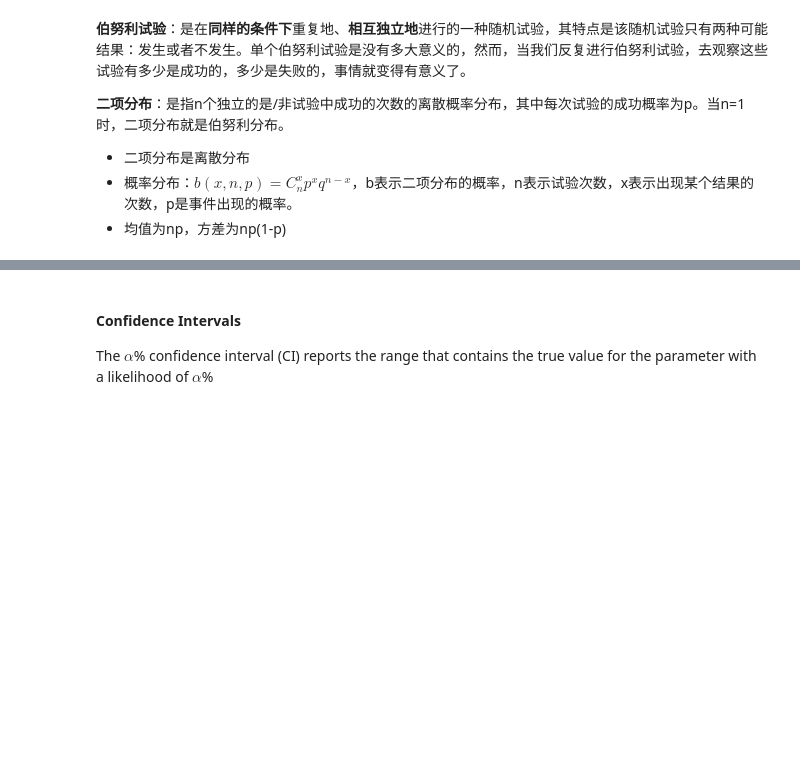
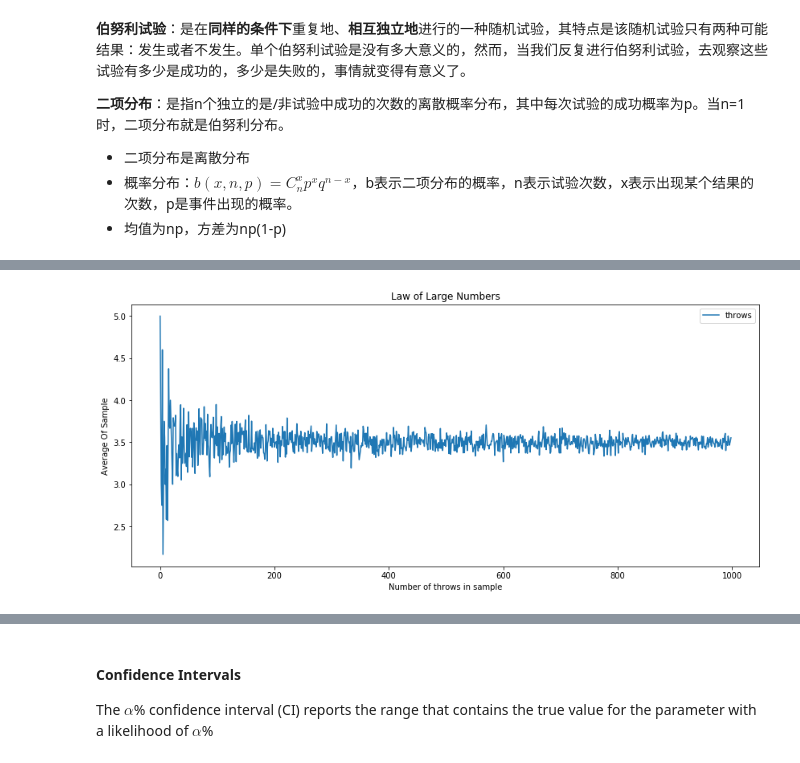
Before and after one commit to w26738/Notebook, a Jupyter notebook: data_analysis/statistics_101.ipynb, the cells around one changed output, grey strips where cells are left out. Saved outputs shown, nothing was run; the diff lists cells and outputs as text; code cells hidden in the pictures; blank space fills up the shorter version.

```diff
--- a/data_analysis/statistics_101.ipynb
+++ b/data_analysis/statistics_101.ipynb
@@ -484,0 +501,15 @@ print(binomal_dist.var())
+# %%
+# 掷骰子模拟大数定律
+results = []
+for n_throws in range(1,1000):
+    throws = np.random.randint(low=1, high=7, size=n_throws)
+    mean_of_throws = throws.mean()
+    results.append(mean_of_throws)
+
+df = pd.DataFrame({ 'throws' : results})
+
+ax = df.plot(title='Law of Large Numbers', figsize=(14,6))
+ax.set_xlabel("Number of throws in sample")
+ax.set_ylabel("Average Of Sample");
+# %% [output]
+[figure, added]
```
Also changed, not shown: parts of 25 cells of this notebook.
